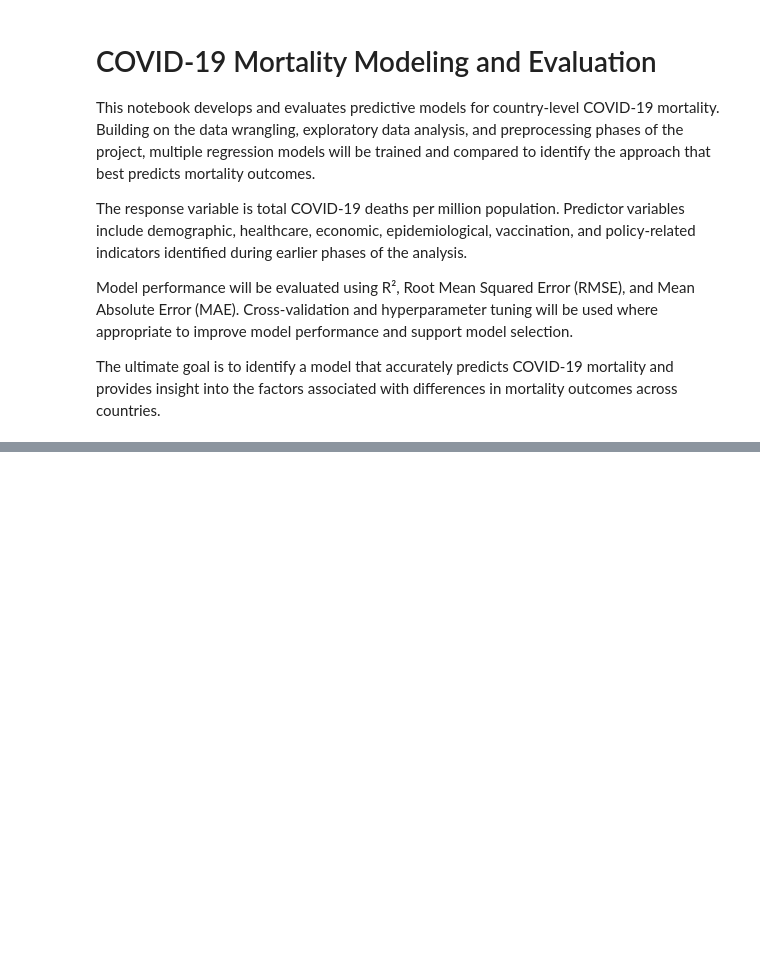
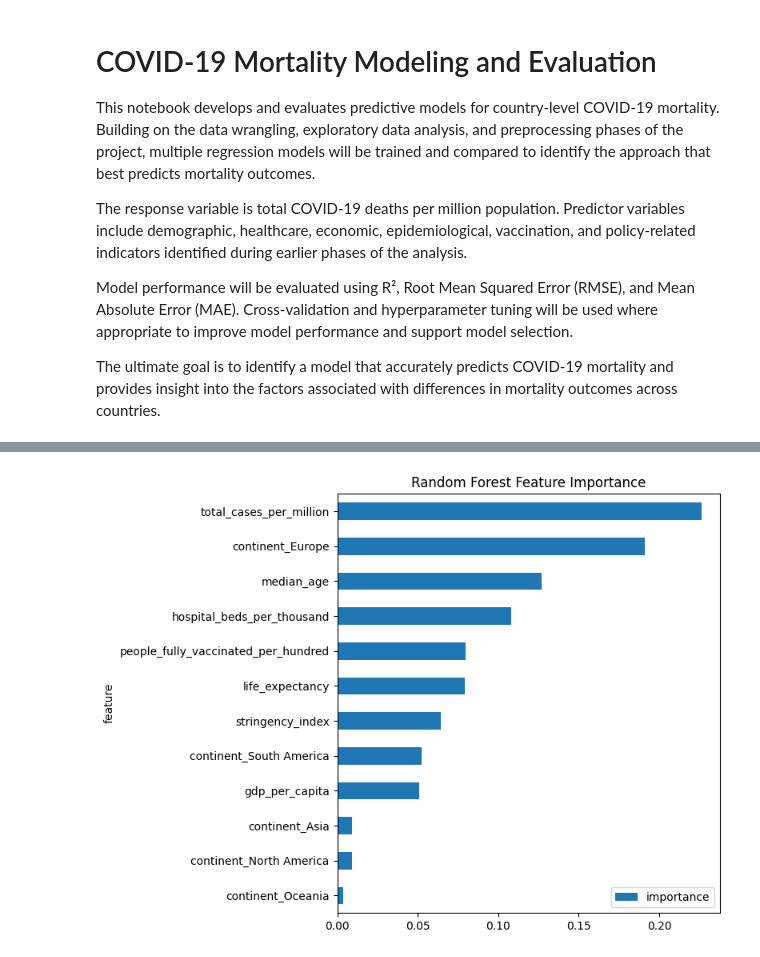
Before and after one commit to darylm910/CovidOWID_Cap2, a Jupyter notebook: notebooks/Covid_Modeling_and_Evaluation.ipynb, the cells around one changed output, grey strips where cells are left out. Drawn from its saved outputs; the diff is of its cells as text; code cells hidden in the pictures; blank space fills up the shorter version.

```diff
--- a/notebooks/Covid_Modeling_and_Evaluation.ipynb
+++ b/notebooks/Covid_Modeling_and_Evaluation.ipynb
@@ -35,0 +491,16 @@ for pkg in packages:
+# %%
+feature_importance.sort_values(
+    "importance",
+    ascending=True
+).plot(
+    x="feature",
+    y="importance",
+    kind="barh",
+    figsize=(8,6)
+)
+
+plt.title("Random Forest Feature Importance")
+plt.tight_layout()
+plt.show()
+# %% [output]
+[figure, added]
```
Also changed, not shown: parts of 49 cells of this notebook, 4 other files.
